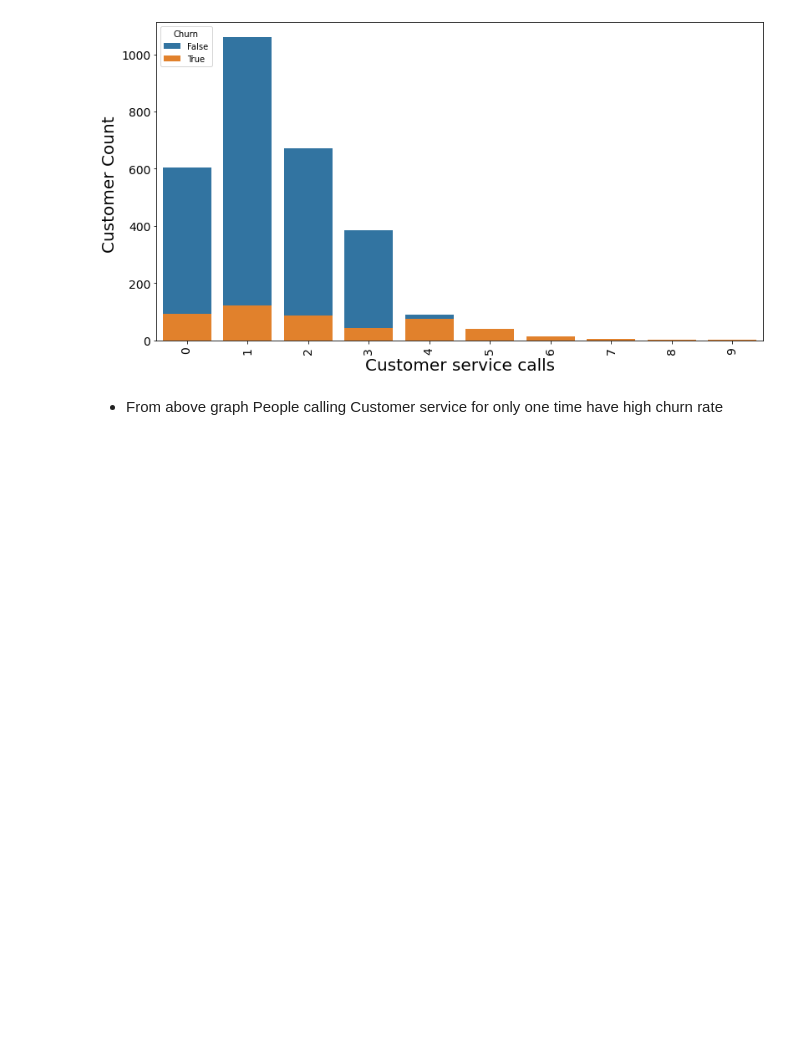
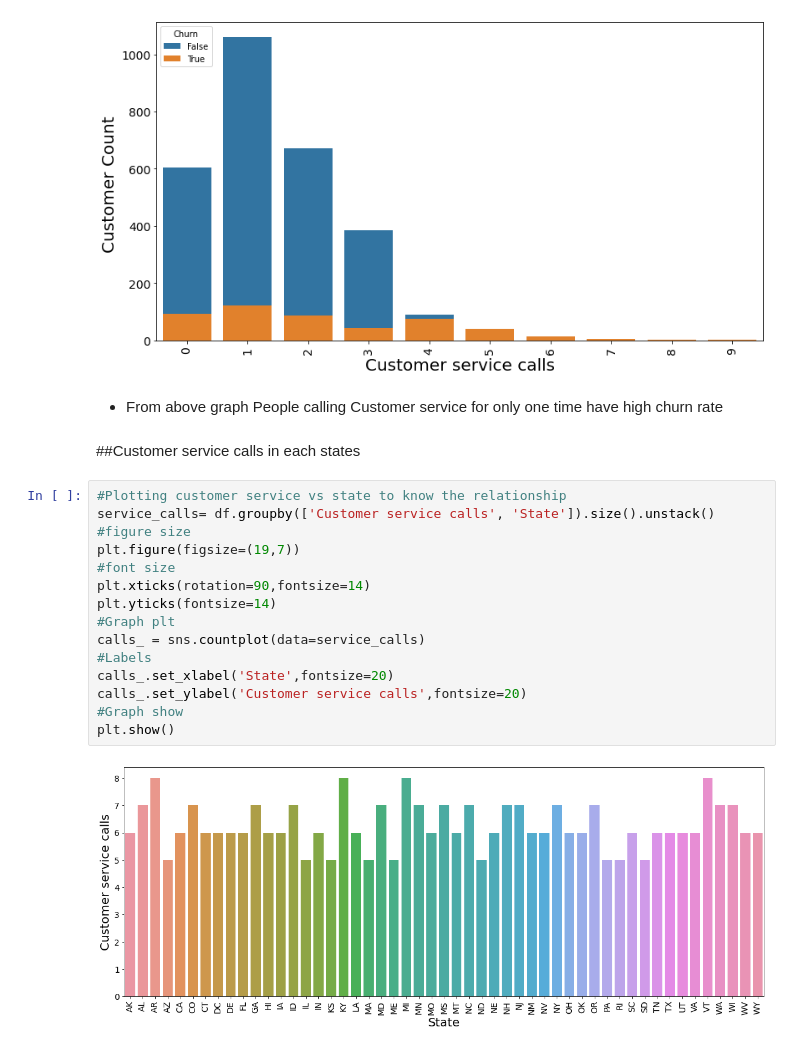
Before and after one commit to Ashfaquesayyed/telecom-churn-analysis, a Jupyter notebook: telecom_churn_analysis.ipynb, the cells around one changed output. Drawn from its saved outputs; the diff is of its cells as text; blank space fills up the shorter version.

```diff
--- a/telecom_churn_analysis.ipynb
+++ b/telecom_churn_analysis.ipynb
@@ -487,3 +487,22 @@ plt.show()
 [figure]
 # %% [markdown]
 * From above graph People calling Customer service for only one time have high churn rate
+# %% [markdown]
+##Customer service calls in each states
+# %%
+#Plotting customer service vs state to know the relationship
+service_calls= df.groupby(['Customer service calls', 'State']).size().unstack()
+#figure size
+plt.figure(figsize=(19,7))
+#font size
+plt.xticks(rotation=90,fontsize=14)
+plt.yticks(fontsize=14)
+#Graph plt
+calls_ = sns.countplot(data=service_calls)
+#Labels
+calls_.set_xlabel('State',fontsize=20)
+calls_.set_ylabel('Customer service calls',fontsize=20)
+#Graph show
+plt.show()
+# %% [output]
+[figure, added]
```
Also changed, not shown: parts of 3 cells of this notebook.
